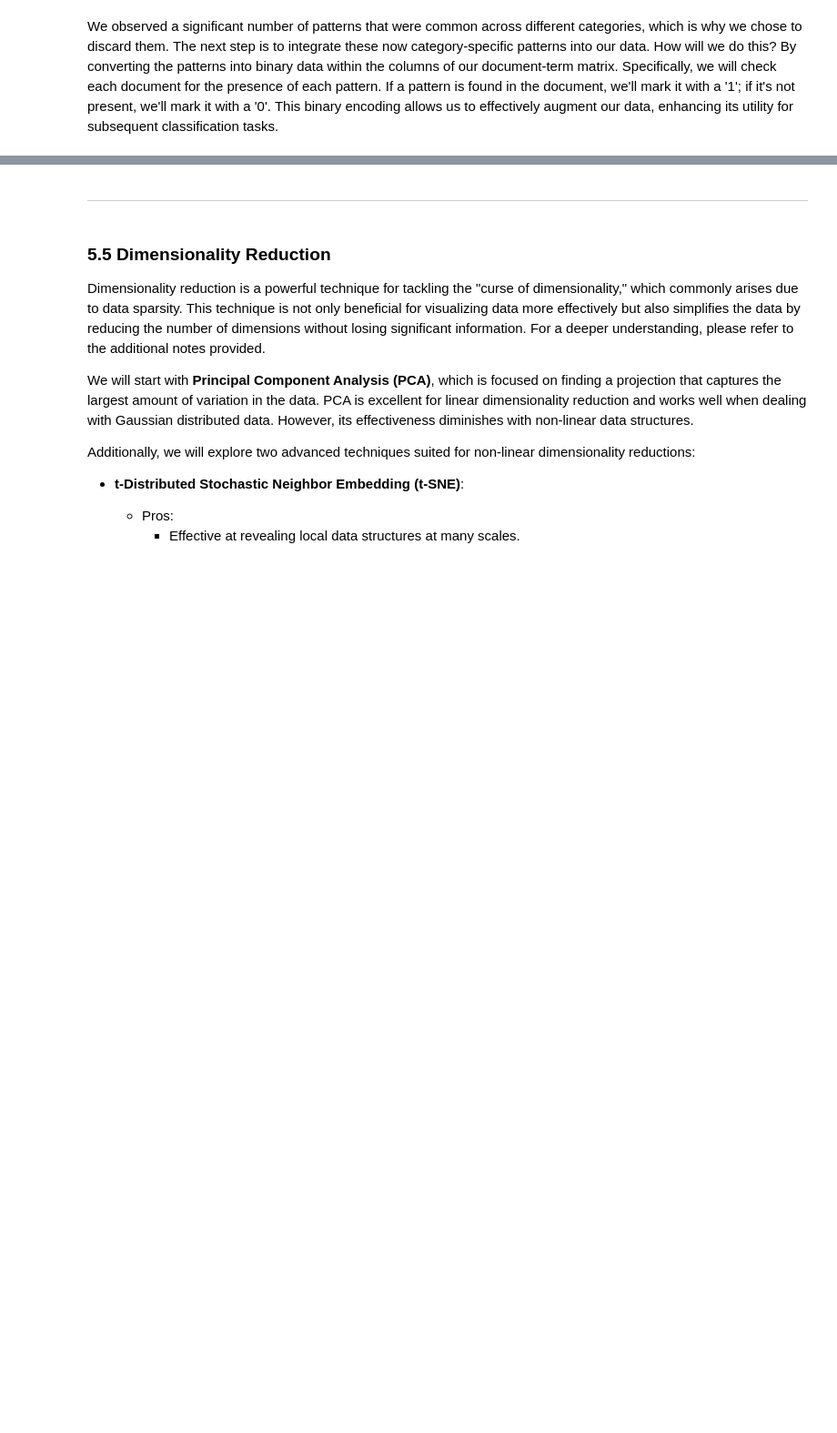
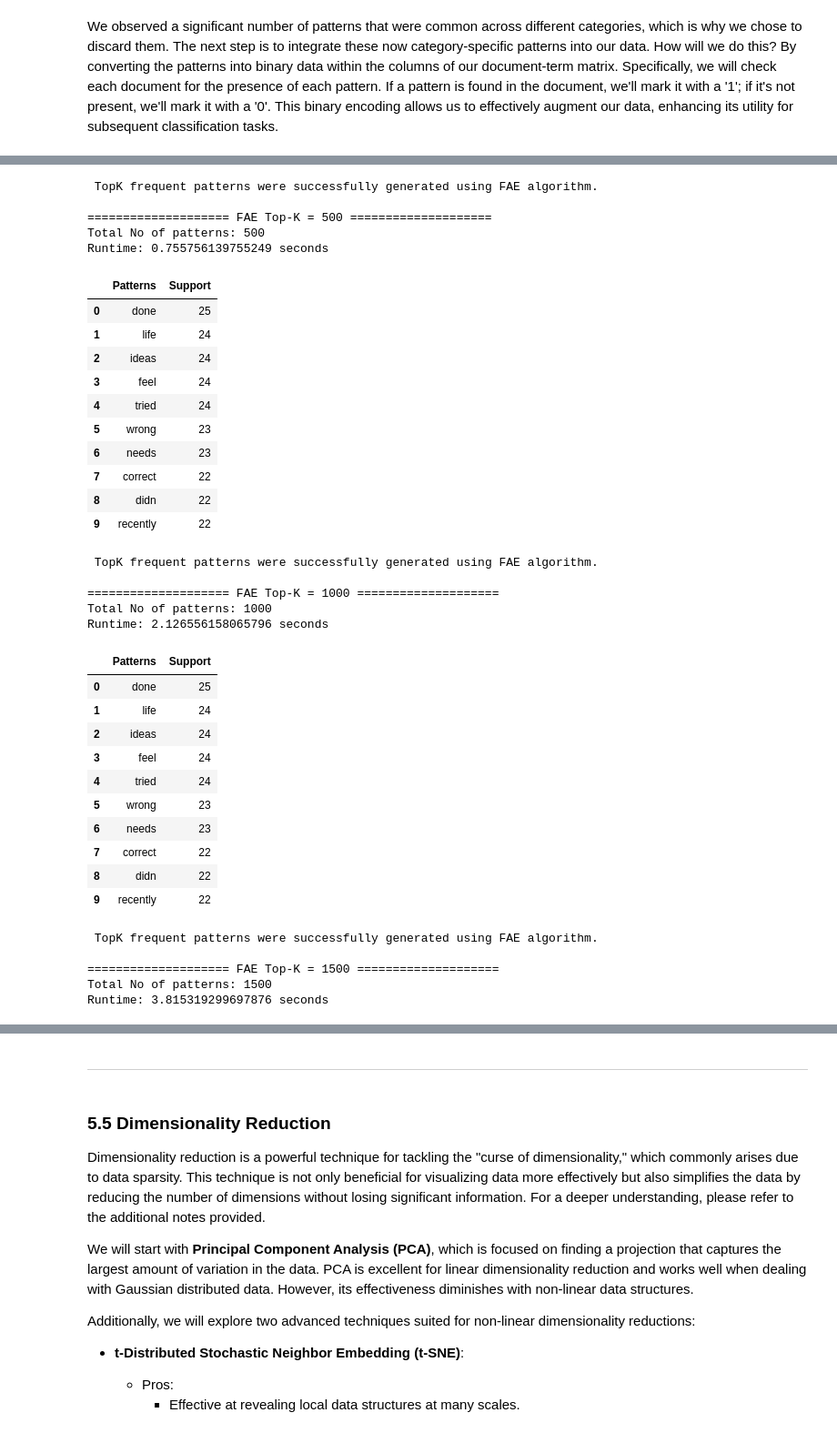
Before and after one commit to huang-chen-wei/DM2025-Lab1-Exercise, a Jupyter notebook: DM2025-Lab1-Master.ipynb, the cells around one changed output, grey strips where cells are left out. Shown at 91% size. Saved outputs shown, nothing was run; the diff lists cells and outputs as text; code cells hidden in the pictures; blank space fills up the shorter version.

```diff
--- a/DM2025-Lab1-Master.ipynb
+++ b/DM2025-Lab1-Master.ipynb
@@ -1987,0 +2128,78 @@ Implement the FAE Top-K and MaxFPGrowth algorithms from the PAMI library to anal
+# %%
+# Set your transactional DB filename for the certain category
+INPUT_FILE = 'td_freq_db_comp_graphics.csv'
+# Output folder prefix (Optional)
+OUT_PREFIX = 'comp_graphics_'
+# --------------------------------------------------
+# 1) FAE Top-K (PAMI)
+# --------------------------------------------------
+from PAMI.frequentPattern.topk import FAE as topk_alg
+
+fae_results = []  # to store (k, n_patterns, runtime, df)
+for k in [500, 1000, 1500]: # CHANGABLE: Top-K values
+    obj = topk_alg.FAE(iFile=INPUT_FILE, k=k)
+    obj.mine()
+    df = obj.getPatternsAsDataFrame()
+
+    # Display a quick peek (like you did for FPGrowth)
+    print(f'\n{"="*20} FAE Top-K = {k} {"="*20}')
+    print('Total No of patterns:', len(df))
+    print('Runtime:', obj.getRuntime(), 'seconds')
+    display(df.head(10))  # show a few patterns
+    '''
+    # Save patterns
+    out_file = f'freq_patterns_{OUT_PREFIX}fae_topk_{k}.txt'
+    obj.save(outFile=out_file)
+    '''
+# ---------------------------------------------------------------------------
+# 2) MaxFPGrowth (PAMI)
+# ---------------------------------------------------------------------------
+from PAMI.frequentPattern.maximal import MaxFPGrowth as max_alg
+maxfp_results = []
+for minSup in [3, 6, 9]: # CHANGABLE: Support thresholds
+    obj = max_alg.MaxFPGrowth(iFile=INPUT_FILE, minSup=minSup)
+    obj.mine()
+    df = obj.getPatternsAsDataFrame()
+
+    print(f'\n{"="*20} MaxFPGrowth minSup = {minSup} {"="*20}')
+    print('Total No of patterns:', len(df))
+    print('Runtime:', obj.getRuntime(), 'seconds')
+    display(df.head(10))
+# %% [output]
+ TopK frequent patterns were successfully generated using FAE algorithm.
+
+==================== FAE Top-K = 500 ====================
+Total No of patterns: 500
+Runtime: 0.755756139755249 seconds
+|  | Patterns | Support |
+| 0 | done | 25 |
+| 1 | life | 24 |
+| 2 | ideas | 24 |
+| 3 | feel | 24 |
+| 4 | tried | 24 |
+| 5 | wrong | 23 |
+| 6 | needs | 23 |
+| 7 | correct | 22 |
+| 8 | didn | 22 |
+| 9 | recently | 22 |
+ TopK frequent patterns were successfully generated using FAE algorithm.
+
+==================== FAE Top-K = 1000 ====================
+Total No of patterns: 1000
+Runtime: 2.126556158065796 seconds
+|  | Patterns | Support |
+| 0 | done | 25 |
+| 1 | life | 24 |
+| 2 | ideas | 24 |
+| 3 | feel | 24 |
+| 4 | tried | 24 |
+| 5 | wrong | 23 |
+| 6 | needs | 23 |
+| 7 | correct | 22 |
+| 8 | didn | 22 |
+| 9 | recently | 22 |
+ TopK frequent patterns were successfully generated using FAE algorithm.
+
+==================== FAE Top-K = 1500 ====================
+Total No of patterns: 1500
+Runtime: 3.815319299697876 seconds
```
Also changed, not shown: parts of 72 cells of this notebook, 6 other files.
